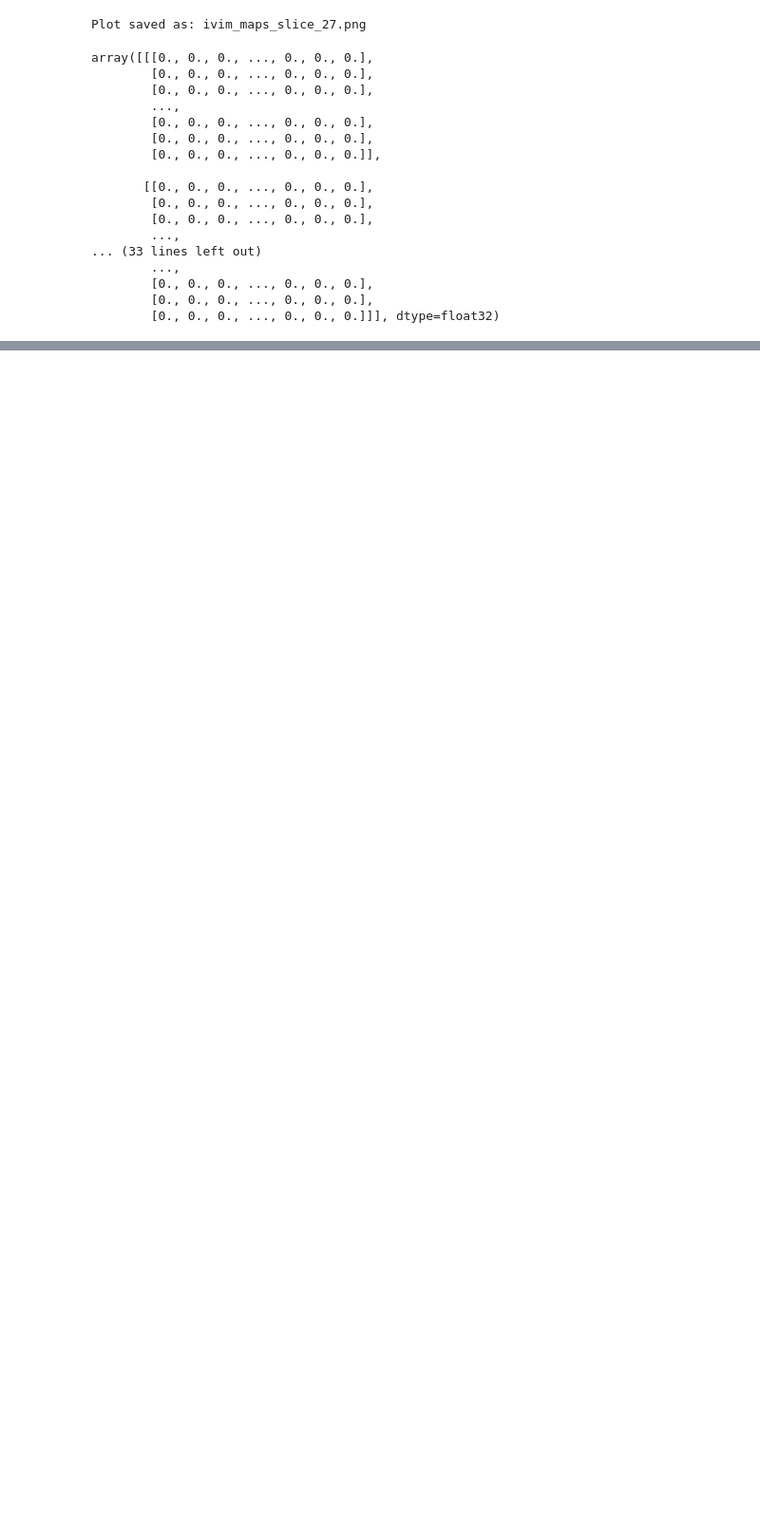
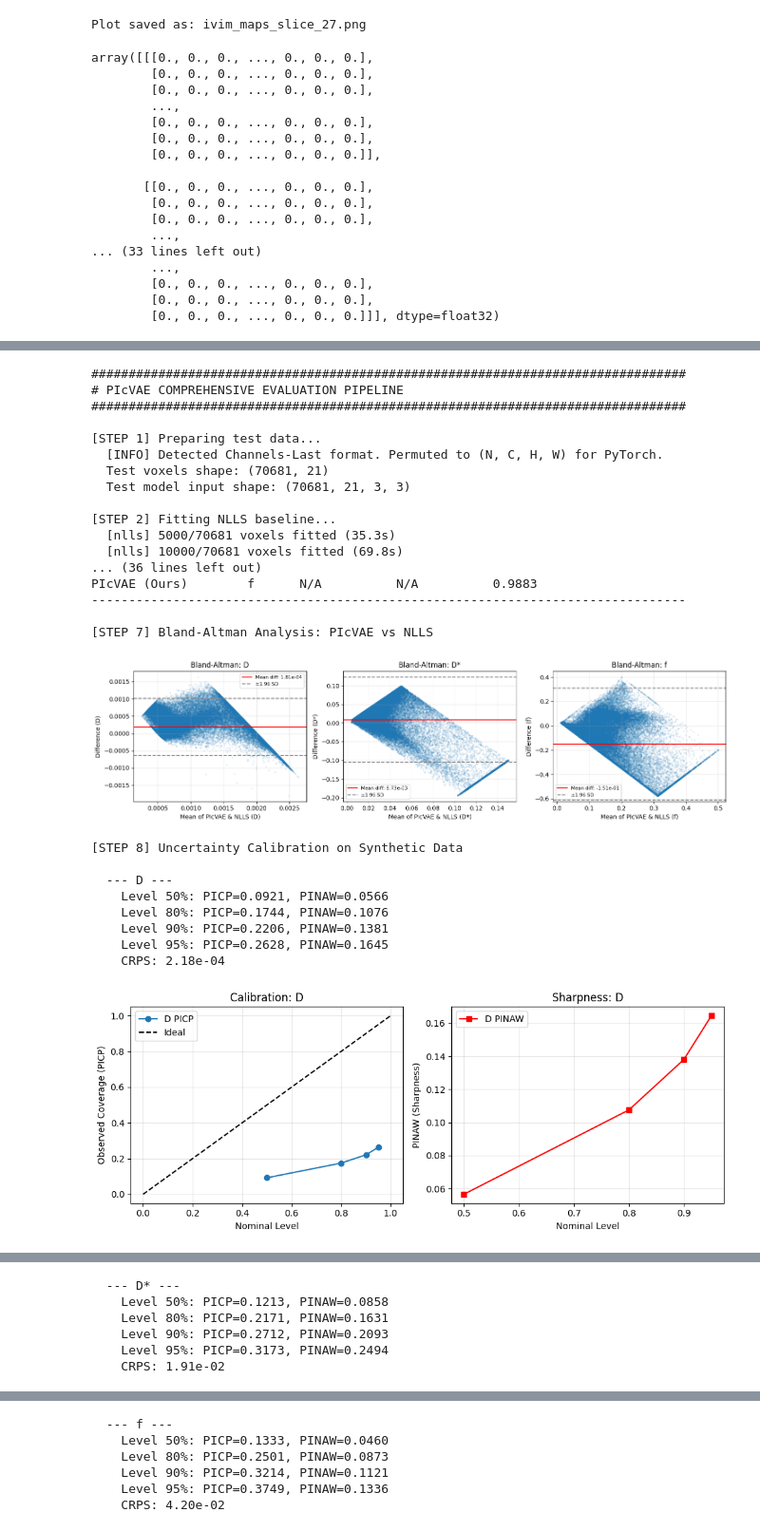
Before and after one commit to Saroj94/IVIM_Autoencoder, a Jupyter notebook: PICVAE_Test.ipynb, the cells around one changed output, grey strips where cells are left out. Shown at 95% size. Cells and saved outputs as stored; diff of their text form; code cells hidden in the pictures; blank space fills up the shorter version.

```diff
--- a/PICVAE_Test.ipynb
+++ b/PICVAE_Test.ipynb
@@ -2391,8 +2330,8 @@ def run_full_evaluation():
             print(f"    Level {level:.0%}: PICP={vals['PICP']:.4f}, PINAW={vals['PINAW']:.4f}")
         crps = compute_crps_gaussian(picvae_synth_mean[:, j], picvae_synth_std[:, j], gt_synth[:, j])
         print(f"    CRPS: {crps:.2e}")
-        rho, pval = error_uncertainty_correlation(picvae_synth_mean[:, j], picvae_synth_std[:, j], gt_synth[:, j])
-        print(f"    Error-Uncertainty Spearman ρ: {rho:.4f} (p={pval:.2e})")
+        # rho, pval = error_uncertainty_correlation(picvae_synth_mean[:, j], picvae_synth_std[:, j], gt_synth[:, j])
+        # print(f"    Error-Uncertainty Spearman ρ: {rho:.4f} (p={pval:.2e})")
         plot_calibration_picp(cal, pname)
         plot_error_vs_uncertainty(picvae_synth_mean[:, j], picvae_synth_std[:, j], gt_synth[:, j], pname)
 
@@ -2435,7 +2374,7 @@ def run_full_evaluation():
     print(f"  {'IVIM-NET':<20} {t_dl:<12.3f} {t_dl/N_time*1000:<18.4f}")
     print(f"  {'PIcVAE (S=50)':<20} {t_picvae:<12.3f} {t_picvae/N_time*1000:<18.4f}")
 
-    # FINAL SUMMARY
+    #FINAL SUMMARY
     print("\n" + "#"*80)
     print("# EVALUATION COMPLETE")
     print("#"*80)
@@ -2452,3 +2391,33 @@ def run_full_evaluation():
     Saved figures:
       - bland_altman_picvae_vs_nlls.png
     """)
+# %%
+run_full_evaluation()
+# %% [output]
+################################################################################
+# PIcVAE COMPREHENSIVE EVALUATION PIPELINE
+################################################################################
+
+[STEP 1] Preparing test data...
+  [INFO] Detected Channels-Last format. Permuted to (N, C, H, W) for PyTorch.
+  Test voxels shape: (70681, 21)
+  Test model input shape: (70681, 21, 3, 3)
+
+[STEP 2] Fitting NLLS baseline...
+  [nlls] 5000/70681 voxels fitted (35.3s)
+  [nlls] 10000/70681 voxels fitted (69.8s)
+... (36 lines left out)
+PIcVAE (Ours)        f      N/A          N/A          0.9883
+--------------------------------------------------------------------------------
+
+[STEP 7] Bland-Altman Analysis: PIcVAE vs NLLS
+[figure, added]
+[STEP 8] Uncertainty Calibration on Synthetic Data
+
+  --- D ---
+    Level 50%: PICP=0.0921, PINAW=0.0566
+    Level 80%: PICP=0.1744, PINAW=0.1076
+    Level 90%: PICP=0.2206, PINAW=0.1381
+    Level 95%: PICP=0.2628, PINAW=0.1645
+    CRPS: 2.18e-04
+[figure, added]
@@ -2454,0 +2425,6 @@ def run_full_evaluation():
+  --- D* ---
+    Level 50%: PICP=0.1213, PINAW=0.0858
+    Level 80%: PICP=0.2171, PINAW=0.1631
+    Level 90%: PICP=0.2712, PINAW=0.2093
+    Level 95%: PICP=0.3173, PINAW=0.2494
+    CRPS: 1.91e-02
@@ -2454,0 +2433,6 @@ def run_full_evaluation():
+  --- f ---
+    Level 50%: PICP=0.1333, PINAW=0.0460
+    Level 80%: PICP=0.2501, PINAW=0.0873
+    Level 90%: PICP=0.3214, PINAW=0.1121
+    Level 95%: PICP=0.3749, PINAW=0.1336
+    CRPS: 4.20e-02
```
Also changed, not shown: parts of 9 cells of this notebook.
